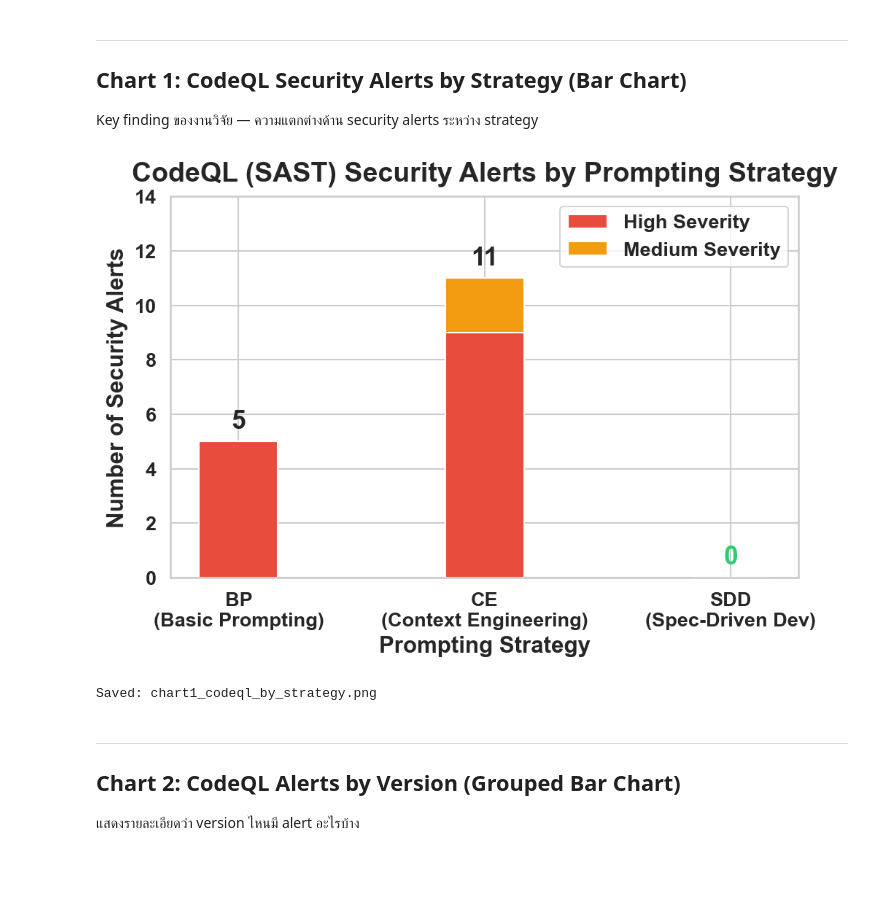
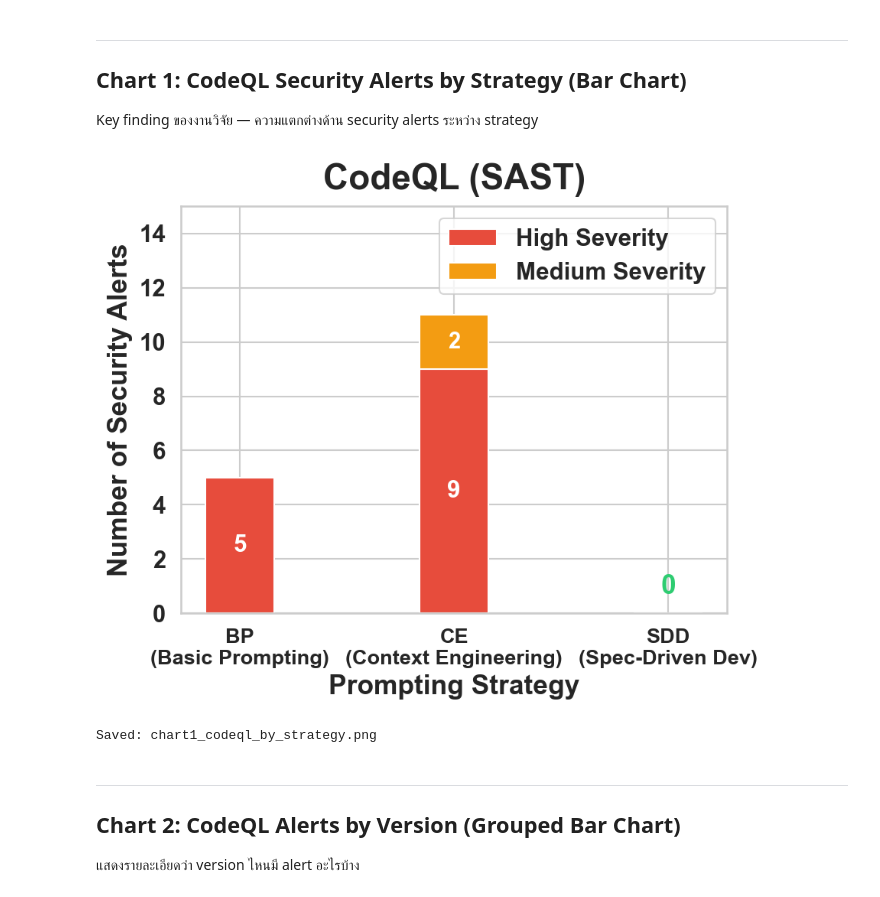
Before and after one commit to PhatchareePuangjai/chatGPT5, a Jupyter notebook: src/research_charts.ipynb, the cells around one changed output. Saved outputs shown, nothing was run; the diff lists cells and outputs as text; code cells hidden in the pictures; blank space fills up the shorter version.

```diff
--- a/src/research_charts.ipynb
+++ b/src/research_charts.ipynb
@@ -16,16 +16,16 @@ import pandas as pd
 import numpy as np
 
 # ตั้งค่า style
-sns.set_theme(style='whitegrid', font_scale=1.35)
+sns.set_theme(style='whitegrid', font_scale=1.6)
 matplotlib.rcParams['figure.dpi'] = 150
 matplotlib.rcParams['savefig.dpi'] = 300
 matplotlib.rcParams['figure.facecolor'] = 'white'
-matplotlib.rcParams['axes.titlesize'] = 18
-matplotlib.rcParams['axes.labelsize'] = 15
+matplotlib.rcParams['axes.titlesize'] = 22
+matplotlib.rcParams['axes.labelsize'] = 17
 matplotlib.rcParams['axes.labelweight'] = 'bold'
-matplotlib.rcParams['xtick.labelsize'] = 13
-matplotlib.rcParams['ytick.labelsize'] = 13
-matplotlib.rcParams['legend.fontsize'] = 13
+matplotlib.rcParams['xtick.labelsize'] = 15
+matplotlib.rcParams['ytick.labelsize'] = 15
+matplotlib.rcParams['legend.fontsize'] = 15
 matplotlib.rcParams['font.weight'] = 'semibold'
 matplotlib.rcParams['figure.autolayout'] = False
 SAVE_KWARGS = {'bbox_inches': 'tight', 'pad_inches': 0.06}
@@ -133,41 +133,48 @@ Versions: 9, Strategies: 3 (BP=3, CE=3, SDD=3) — SCSD01_v2 excluded (reproduci
 ## Chart 1: CodeQL Security Alerts by Strategy (Bar Chart)
 Key finding ของงานวิจัย — ความแตกต่างด้าน security alerts ระหว่าง strategy
 # %%
-fig, ax = plt.subplots(figsize=(6.8, 4.8))
+fig, ax = plt.subplots(figsize=(6.0, 5.0))
 
 strategies = ['BP', 'CE', 'SDD']
 high_by_strategy = df_codeql.groupby('Strategy')['High'].sum().reindex(strategies)
 med_by_strategy = df_codeql.groupby('Strategy')['Medium'].sum().reindex(strategies)
 
 x = np.arange(len(strategies))
 width = 0.32
 
 bars_high = ax.bar(x, high_by_strategy, width, label='High Severity', color='#e74c3c', edgecolor='white')
 bars_med = ax.bar(x, med_by_strategy, width, bottom=high_by_strategy, label='Medium Severity', color='#f39c12', edgecolor='white')
 
 for i, (h, m) in enumerate(zip(high_by_strategy, med_by_strategy)):
     total = h + m
     if total > 0:
-        ax.text(i, total + 0.3, f'{int(total)}', ha='center', va='bottom', fontweight='bold', fontsize=17)
+        # High count inside red segment
+        if h >= 2:
+            ax.text(i, h / 2, f'{int(h)}', ha='center', va='center',
+                    fontweight='bold', fontsize=15, color='white')
+        # Medium count inside orange segment (if tall enough)
+        if m >= 1.5:
+            ax.text(i, h + m / 2, f'{int(m)}', ha='center', va='center',
+                    fontweight='bold', fontsize=14, color='white')
     else:
-        ax.text(i, 0.3, '0', ha='center', va='bottom', fontweight='bold', fontsize=17, color='#2ecc71')
+        ax.text(i, 0.5, '0', ha='center', va='bottom', fontweight='bold', fontsize=17, color='#2ecc71')
 
 ax.set_xlabel('Prompting Strategy')
 ax.set_ylabel('Number of Security Alerts')
-ax.set_title('CodeQL (SAST) Security Alerts by Prompting Strategy', fontweight='bold', pad=10)
+ax.set_title('CodeQL (SAST)', fontweight='bold', pad=11)
 ax.set_xticks(x)
 ax.set_xticklabels([f'{s}\n({STRATEGY_NAMES[s]})' for s in strategies], fontsize=13)
 ax.legend(loc='upper right', frameon=True)
-ax.set_ylim(0, 14)
+ax.set_ylim(0, 15)
 ax.yaxis.set_major_locator(plt.MultipleLocator(2))
 
 bold_axis_text(ax)
 plt.tight_layout(pad=0.6)
 plt.savefig('chart1_codeql_by_strategy.png', **SAVE_KWARGS)
 plt.show()
 print('Saved: chart1_codeql_by_strategy.png')
 # %% [output]
-[figure, old version]
+[figure, new version]
 Saved: chart1_codeql_by_strategy.png
 # %% [markdown]
 ---
```
Also changed, not shown: parts of 9 cells of this notebook, 16 other files.
